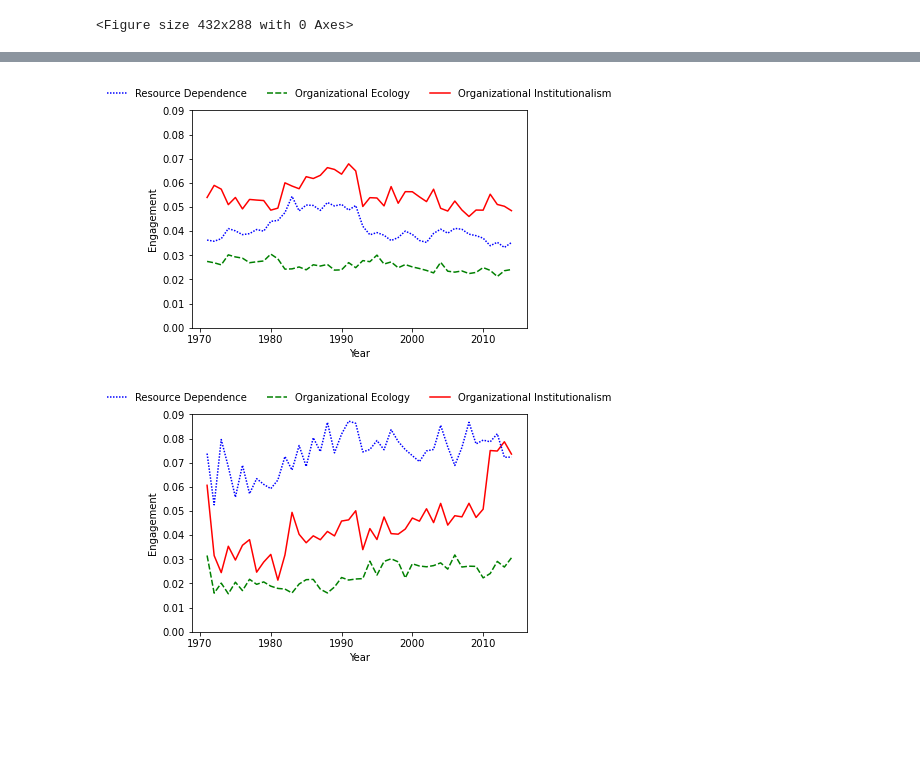
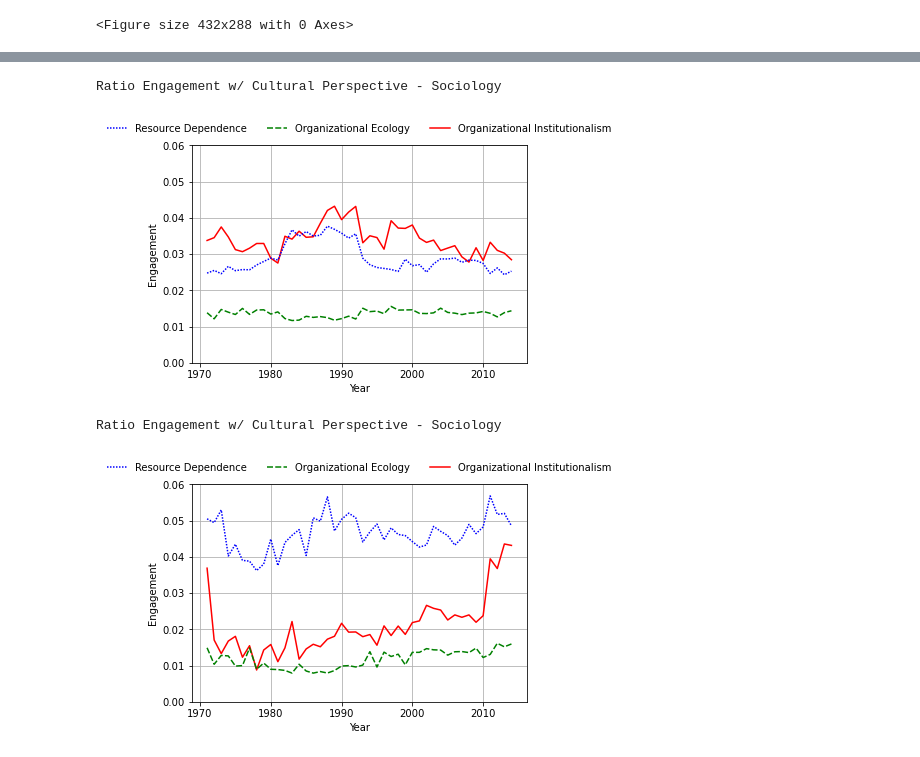
Before and after one commit to h2researchgroup/embeddings, a Jupyter notebook: validate/plot_engagement.ipynb, the cells around one changed output, grey strips where cells are left out. Cells and saved outputs as stored; diff of their text form; code cells hidden in the pictures; blank space fills up the shorter version.

```diff
--- a/validate/plot_engagement.ipynb
+++ b/validate/plot_engagement.ipynb
@@ -119,36 +166,44 @@ custom_palette = ['red', 'green', 'blue']
 # %%
-# All perspectives: Sociology (mean)
-ax = sns.lineplot(x="Year", y="Engagement", data=df_avg_long_soc,
+# All perspectives: Sociology (median)
+ax = sns.lineplot(x="Year", y="Engagement", data=df_50_long_soc,
                   hue='Perspective', style='Perspective', palette=custom_palette)
 ax.set(xlabel='Year', ylabel='Engagement')
-ax.set(ylim=(0.0, 0.09))
-#ax.set_title('Ratio Engagement w/ Cultural Perspective - Sociology')
+ax.set(ylim=(0.0, 0.06))
+ax.grid()
+title = 'Ratio Engagement w/ Cultural Perspective - Sociology'
+print(title)
+#ax.set_title(title)
 
 handles, labels = ax.get_legend_handles_labels()
 ax.legend(handles[::-1], labels[::-1], loc='upper center', bbox_to_anchor=(0.5, 1.14), ncol=3, frameon=False)
 
 fig.set_size_inches(8, 6)
 thisday = date.today().strftime("%m%d%y") # get current date
-title = f"ratio_all_sociology_mean_{thisday}"
-plt.savefig(join(FIGURES_HOME, title + ".png"), dpi=1200, bbox_inches="tight")
+fname = f"ratio_all_sociology_median_{thisday}"
+plt.savefig(join(FIGURES_HOME, fname + ".png"), dpi=1200, bbox_inches="tight")
 plt.show()
 # %% [output]
+Ratio Engagement w/ Cultural Perspective - Sociology
-[figure, old version]
+[figure, new version]
 # %%
-# All perspectives: Management (mean)
-ax = sns.lineplot(x="Year", y="Engagement", data=df_avg_long_mgmt,
+# All perspectives: Management (median)
+ax = sns.lineplot(x="Year", y="Engagement", data=df_50_long_mgmt,
                   hue='Perspective', style='Perspective', palette=custom_palette)
 ax.set(xlabel='Year', ylabel='Engagement')
-ax.set(ylim=(0.0, 0.09))
-#ax.set_title('Ratio Engagement w/ Cultural Perspective - Sociology')
+ax.set(ylim=(0.0, 0.06))
+ax.grid()
+title = 'Ratio Engagement w/ Cultural Perspective - Sociology'
+print(title)
+#ax.set_title(title)
 
 handles, labels = ax.get_legend_handles_labels()
 ax.legend(handles[::-1], labels[::-1], loc='upper center', bbox_to_anchor=(0.5, 1.14), ncol=3, frameon=False)
 
 fig.set_size_inches(8, 6)
 thisday = date.today().strftime("%m%d%y") # get current date
-title = f"ratio_all_management_mean_{thisday}"
-plt.savefig(join(FIGURES_HOME, title + ".png"), dpi=1200, bbox_inches="tight")
+fname = f"ratio_all_management_median_{thisday}"
+plt.savefig(join(FIGURES_HOME, fname + ".png"), dpi=1200, bbox_inches="tight")
 plt.show()
 # %% [output]
+Ratio Engagement w/ Cultural Perspective - Sociology
-[figure, old version]
+[figure, new version]
```
Also changed, not shown: parts of 12 cells of this notebook, 22 other files.
